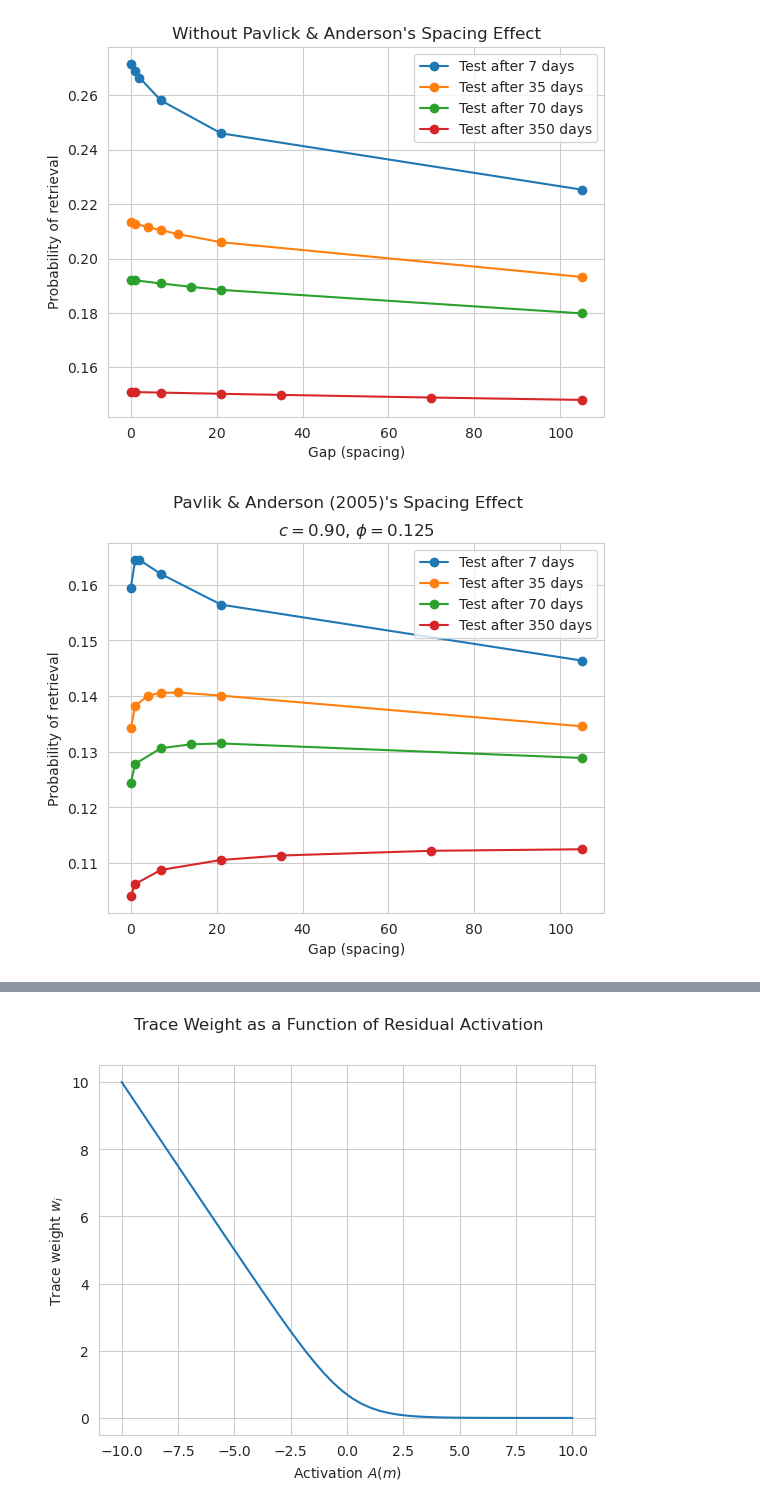
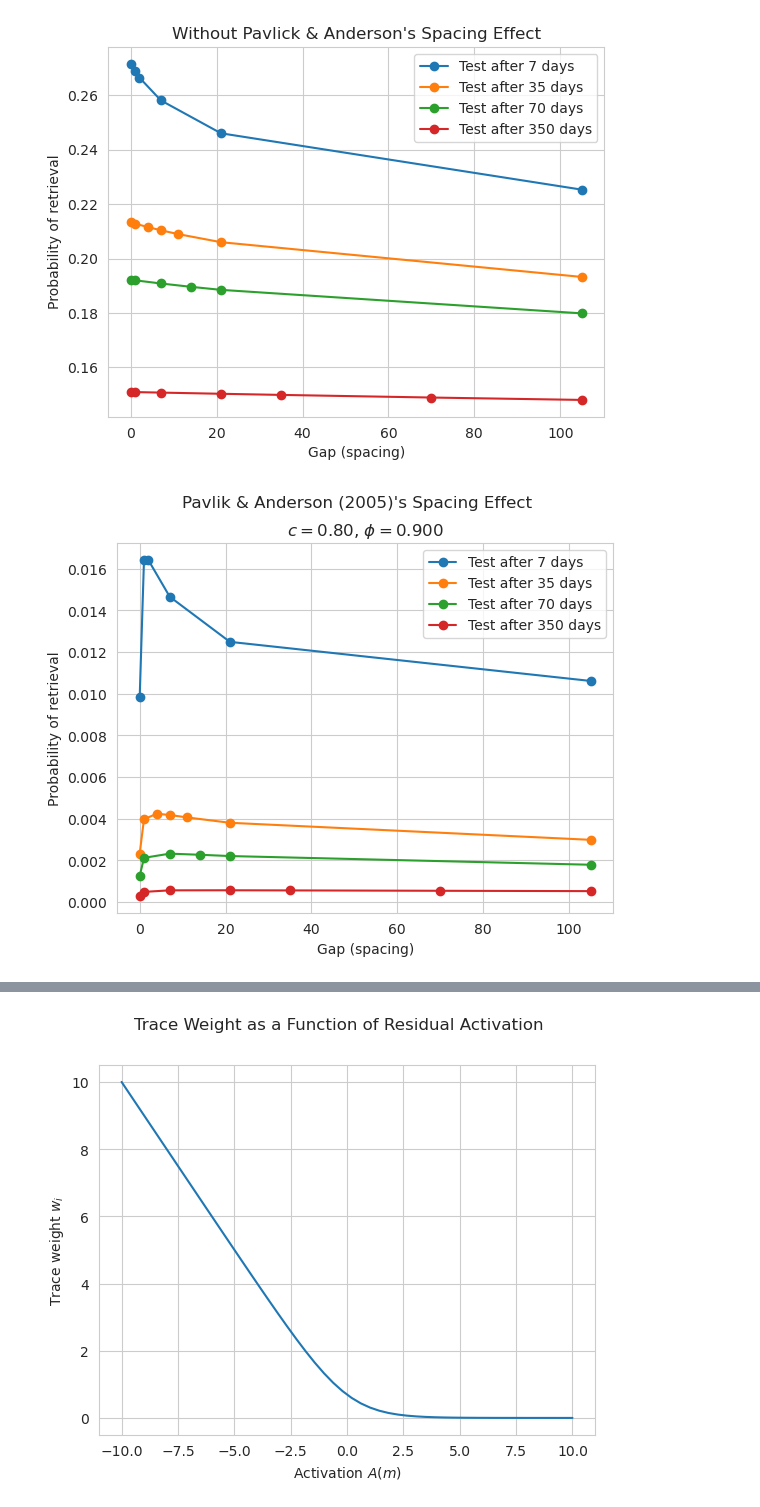
Before and after one commit to UWCCDL/SpacingEffect, a Jupyter notebook: spacing.ipynb, the cells around one changed output, grey strips where cells are left out. Cells and saved outputs as stored; diff of their text form; code cells hidden in the pictures.

```diff
--- a/spacing.ipynb
+++ b/spacing.ipynb
@@ -79,40 +83,46 @@ plt.show()
 [figure]
 # %%
 results = {}
-d = 0.125
-c = 0.9
-for ri in design.keys():
-    ri_results = []
-    gaps = design[ri]
-    for gap in gaps:
-        risec = ri * daysec
-        gapsec = gap * daysec
-        t = (ri + gap)*daysec
-        t1 = 0
-        t2 = gapsec
-        odds1 = (t - t1)**-d
-        prob1 = odds1 / (odds1 + 1)
+d_default = 0.9
+c_default = 0.8
+daysec=24
 
-        d2 = 0.9 * t2**-d + d
+def pavlik(design, d=d_default, c=c_default):
+    results = {}
+    for ri in design.keys():
+        ri_results = []
+        gaps = design[ri]
+        for gap in gaps:
+            risec = ri * daysec
+            gapsec = gap * daysec
+            t = (ri + gap)*daysec
+            t1 = 0
+            t2 = gapsec
+            odds1 = (t - t1)**-d
+            prob1 = odds1 / (odds1 + 1)
 
-        odds2 = (t - t2)**-d2
-        odds = odds1 + odds2
-        prob = odds / (odds + 1)
-        ri_results.append(prob)
-    results[ri] = ri_results
+            d2 = c * t2**-d + d
 
+            odds2 = (t - t2)**-d2
+            odds = odds1 + odds2
+            prob = odds / (odds + 1)
+            ri_results.append(prob)
+        results[ri] = ri_results
+    return results
+
+results = pavlik(design, d=d_default, c=c_default)
 
 for ri in design.keys():
     x = design[ri]
     y = results[ri]
     plt.plot(x, y, "o-")
 plt.legend(labels=["Test after %d days" % (x,) for x in design.keys()])
 plt.xlabel("Gap (spacing)")
 plt.ylabel("Probability of retrieval")
 plt.suptitle("Pavlik & Anderson (2005)'s Spacing Effect")
-plt.title("$c = %.2f$, $\phi = %.3f$" % (c, d))
+plt.title("$c = %.2f$, $\phi = %.3f$" % (c_default, d_default))
 plt.show()
 # %% [output]
-[figure, old version]
+[figure, new version]
 # %% [markdown]
 # Alternative Model Based on Free Energy
```
Also changed, not shown: parts of 25 cells of this notebook.
